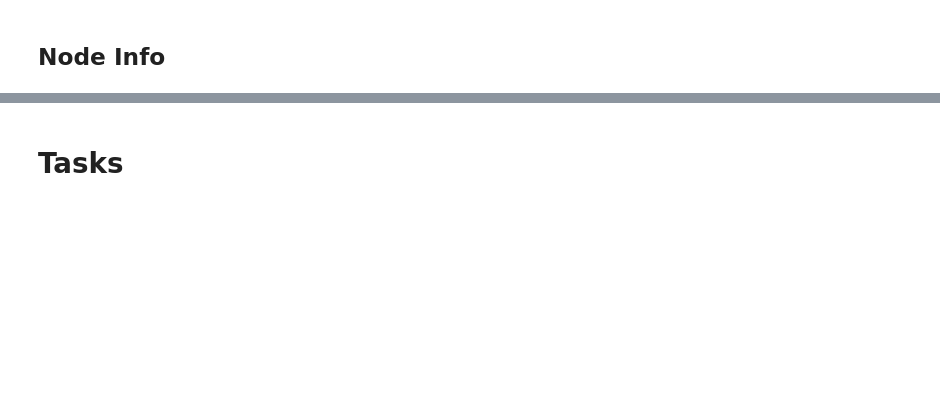
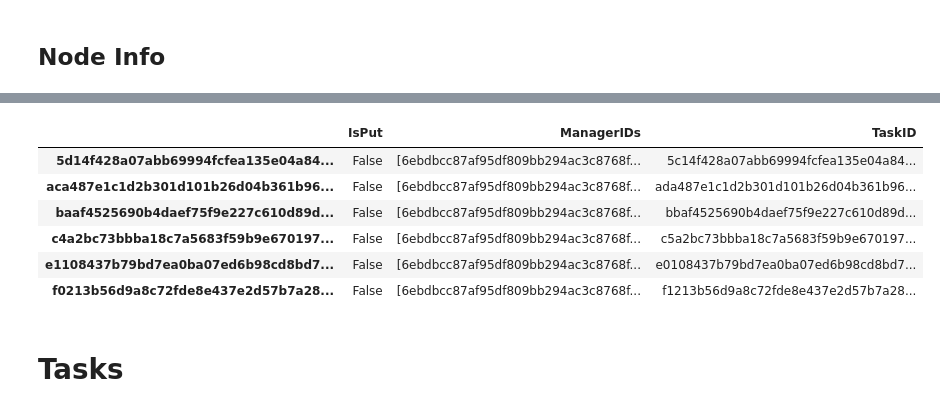
Before and after one commit to Cazeho/ray_pandas, a Jupyter notebook: Playground.ipynb, the cells around one changed output, grey strips where cells are left out. Cells and saved outputs as stored; diff of their text form; code cells hidden in the pictures; blank space fills up the shorter version.

```diff
--- a/Playground.ipynb
+++ b/Playground.ipynb
@@ -147,6 +182,16 @@ global_state.function_table()
 # %%
 object_dict = {oid.hex(): v for oid, v in global_state.object_table().items()}
-object_df = pd.DataFrame(object_dict)
+object_df = pd.DataFrame(object_dict).transpose()
+object_df
+# May need to change this so ID is not index
+# %% [output]
+|  | IsPut | ManagerIDs | TaskID |
+| 5d14f428a07abb69994fcfea135e04a84... | False | [6ebdbcc87af95df809bb294ac3c8768f... | 5c14f428a07abb69994fcfea135e04a84... |
+| aca487e1c1d2b301d101b26d04b361b96... | False | [6ebdbcc87af95df809bb294ac3c8768f... | ada487e1c1d2b301d101b26d04b361b96... |
+| baaf4525690b4daef75f9e227c610d89d... | False | [6ebdbcc87af95df809bb294ac3c8768f... | bbaf4525690b4daef75f9e227c610d89d... |
+| c4a2bc73bbba18c7a5683f59b9e670197... | False | [6ebdbcc87af95df809bb294ac3c8768f... | c5a2bc73bbba18c7a5683f59b9e670197... |
+| e1108437b79bd7ea0ba07ed6b98cd8bd7... | False | [6ebdbcc87af95df809bb294ac3c8768f... | e0108437b79bd7ea0ba07ed6b98cd8bd7... |
+| f0213b56d9a8c72fde8e437e2d57b7a28... | False | [6ebdbcc87af95df809bb294ac3c8768f... | f1213b56d9a8c72fde8e437e2d57b7a28... |
 # %% [markdown]
 # Tasks
 # %%
```
Also changed, not shown: parts of 16 cells of this notebook.
